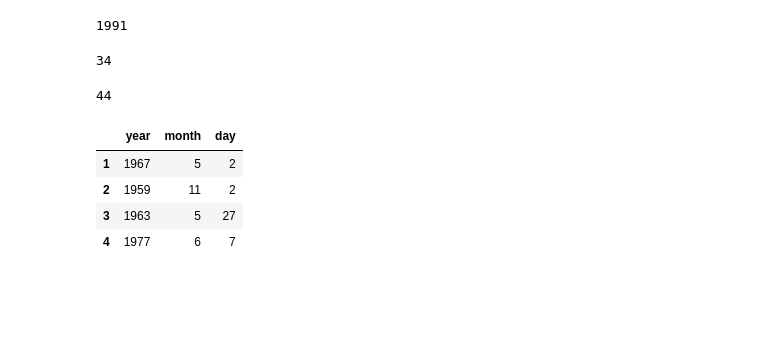
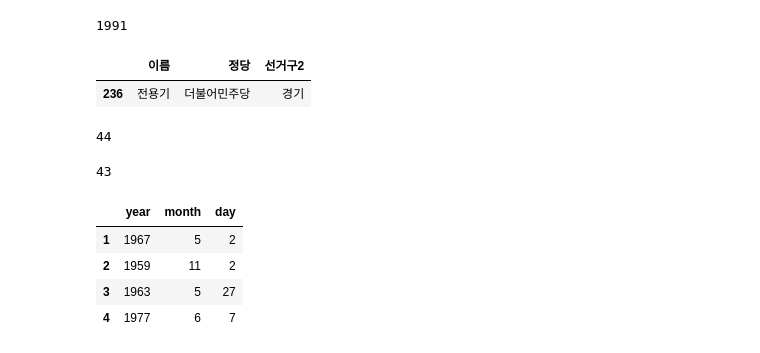
Before and after one commit to jhed0613/Python_Webscraping_Analysis, a Jupyter notebook: 05.국회의원현황-개정판.ipynb, the cells around one changed output. Saved outputs shown, nothing was run; the diff lists cells and outputs as text; code cells hidden in the pictures; blank space fills up the shorter version.

```diff
--- a/05.국회의원현황-개정판.ipynb
+++ b/05.국회의원현황-개정판.ipynb
@@ -402,6 +402,10 @@ member_df['year'].max()
 1991
 # %%
 #가장 나이가 어린 사람은?
+member_df.loc[member_df['year'] == member_df['year'].max(),['이름','정당','선거구2']]
+# %% [output]
+|  | 이름 | 정당 | 선거구2 |
+| 236 | 전용기 | 더불어민주당 | 경기 |
 # %%
 #나이를 계산하는 함수 정의하기
 from datetime import date
@@ -413,13 +417,13 @@ def calc_age(birth):
     age = today.year - birth.year - ((today.month, today.day) < (birth.month, birth.day))
     return age
 # %%
-calc_age(date(1990,4,1))
+calc_age(date(1980,4,1))
 # %% [output]
-34
+44
 # %%
-calc_age(date(1980,1,17))
+calc_age(date(1980,9,17))
 # %% [output]
-44
+43
 # %%
 member_df.loc[0:4,['year','month','day']]
 # %% [output]
```
Also changed, not shown: parts of 15 cells of this notebook, 1 other file.
